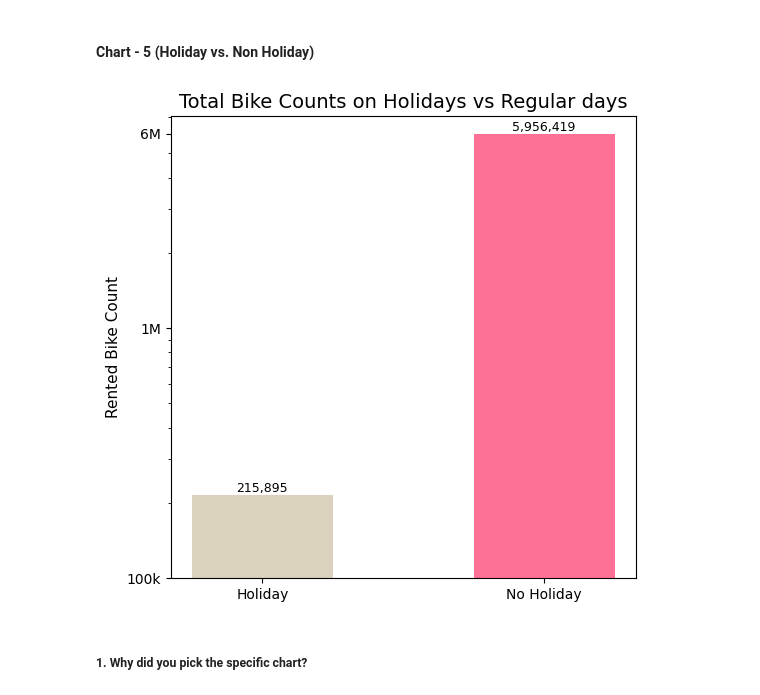
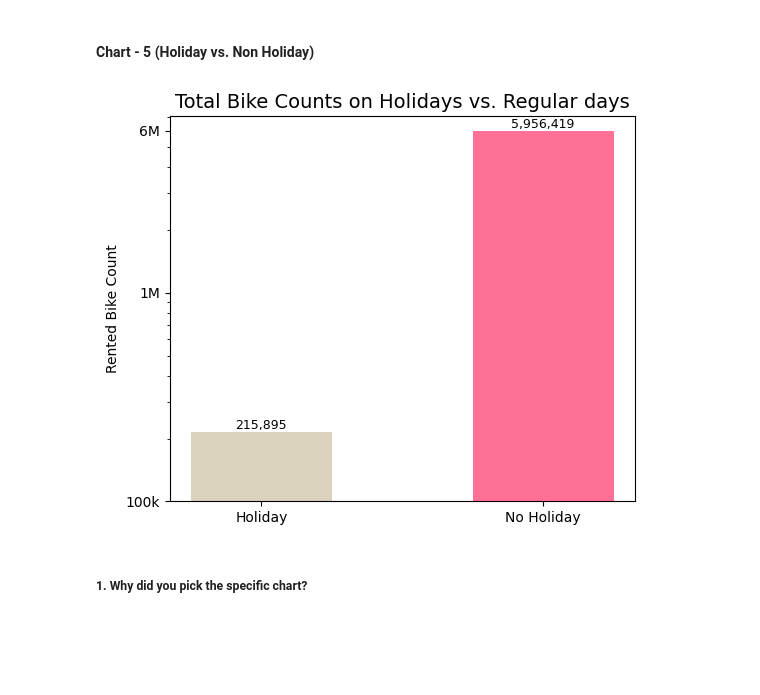
Before and after one commit to ShubhPathania/Bike-Sharing-Demand-Prediction, a Jupyter notebook: Bike_Sharing_Demand_Prediction.ipynb, the cells around one changed output. Drawn from its saved outputs; the diff is of its cells as text; code cells hidden in the pictures; blank space fills up the shorter version.

```diff
--- a/Bike_Sharing_Demand_Prediction.ipynb
+++ b/Bike_Sharing_Demand_Prediction.ipynb
@@ -549,12 +574,12 @@ plt.ylabel('Average Rented Bike Count', size= 11)
 plt.ylim(0, 1600)
 plt.xticks(hourly_count.index,
         labels = [f'{hour % 12 if hour % 12 != 0 else 12}{"AM" if hour < 12 else "PM"}'
-           for hour in range(24)], size= 7
+           for hour in range(24)], size= 8, rotation= 45
   )
 # Add annotations for each bar with the corresponding number of bike counts
 for bar, value in zip(bars, hourly_count):
   plt.text(bar.get_x() + bar.get_width() / 2, bar.get_height(), f'{value:,.0f}',
-             size= 7, ha='center', va='bottom')
+             size= 8, ha='center', va='bottom')
 
 plt.show()
 # %% [output]
@@ -657,27 +682,30 @@ The right-skewed distribution for wind speed indicates that higher wind speeds m
 # %% [markdown]
 #### **Chart - 5 (Holiday vs. Non Holiday)**
 # %%
+# Define color for the chart
 colors = ["#dad2bc", "#ff7096"]
 
-plt.figure(figsize= (6, 6))
+# Plot the bar chart
+plt.figure(figsize= (6, 5))
 bars = plt.bar(holiday_count.index, holiday_count, width= 0.5, color= colors)
-plt.title("Total Bike Counts on Holidays vs Regular days", size= 14)
+
+# Set chart title and axis labels
+plt.title("Total Bike Counts on Holidays vs. Regular days", size= 14)
 plt.xlabel("")
-plt.ylabel("Rented Bike Count", size= 11)
+plt.ylabel("Rented Bike Count", size= 10)
 
 # Custom y-ticks range
 plt.yscale('log')
-plt.yticks(ticks=[1e5, 1e6,  6e6],
-           labels=['100k', '1M', '6M'])
+plt.yticks(ticks=[1e5, 1e6,  6e6], labels=['100k', '1M', '6M'])
 
 # Add annotations for each bar with the corresponding number of bike counts
 for bar, value in zip(bars, holiday_count):
   plt.text(bar.get_x() + bar.get_width() / 2, bar.get_height(), f'{value:,}',
              size= 9, ha='center', va='bottom')
 
 plt.show()
 # %% [output]
-[figure, old version]
+[figure, new version]
 # %% [markdown]
 ##### 1. Why did you pick the specific chart?
 # %% [markdown]
```
Also changed, not shown: parts of 114 cells of this notebook.
